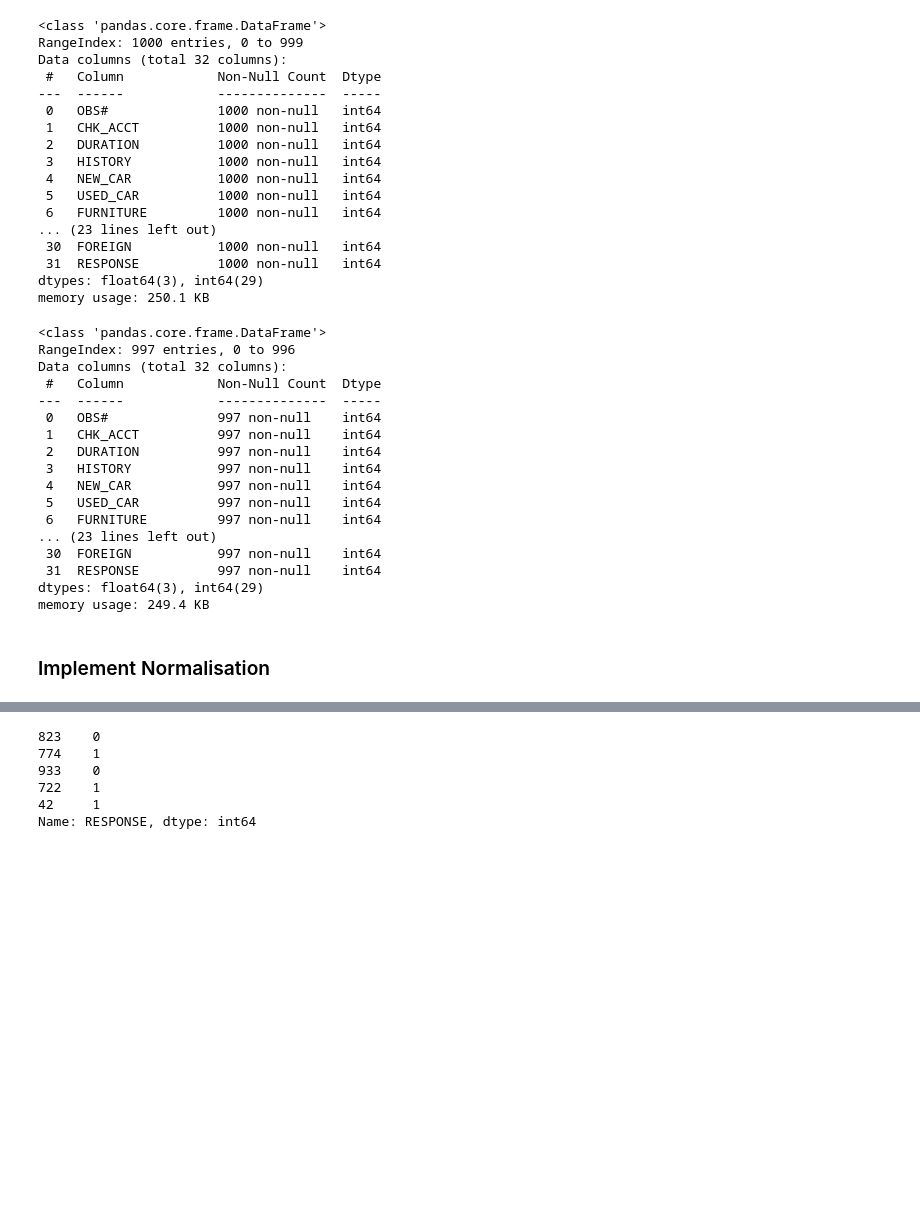
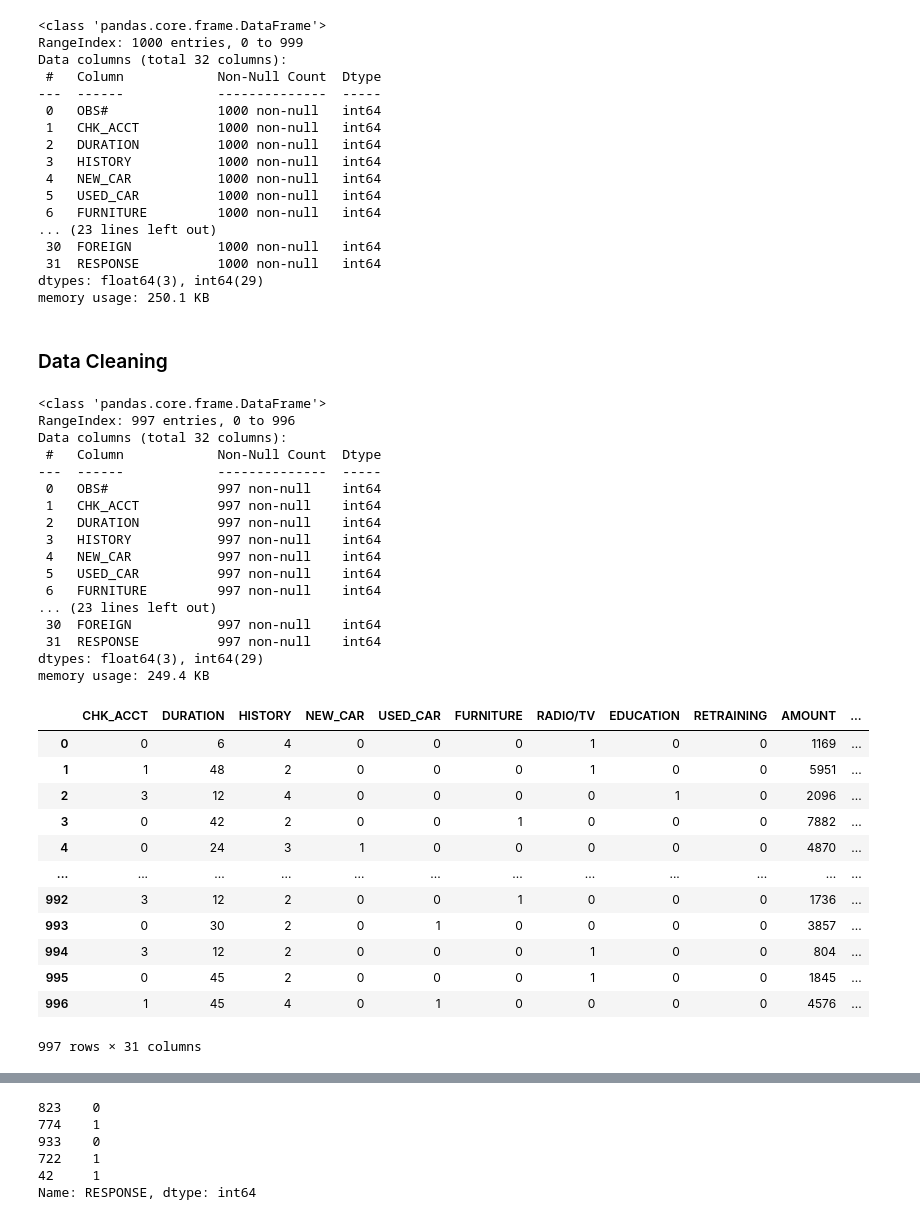
Before and after one commit to iwunduchuks/Osiri-ML-assignement, a Jupyter notebook: Osiri_ML.ipynb, the cells around one changed output, grey strips where cells are left out. Drawn from its saved outputs; the diff is of its cells as text; code cells hidden in the pictures; blank space fills up the shorter version.

```diff
--- a/Osiri_ML.ipynb
+++ b/Osiri_ML.ipynb
@@ -43,30 +49,47 @@ Data columns (total 32 columns):
  31  RESPONSE          1000 non-null   int64
 dtypes: float64(3), int64(29)
 memory usage: 250.1 KB
+# %% [markdown]
+### Data Cleaning
 # %%
 # Data cleaning
 # removing NA values
 
 Df_cleaned = Df.dropna()
 Df_cleaned = Df_cleaned.reset_index(drop=True)
 Df_cleaned.info()
+
+# removing unnecesarry columns
+Df_cleaned.drop(columns='OBS#', inplace=True)
+Df_cleaned
 # %% [output]
 <class 'pandas.core.frame.DataFrame'>
 RangeIndex: 997 entries, 0 to 996
 Data columns (total 32 columns):
  #   Column            Non-Null Count  Dtype
 ---  ------            --------------  -----
  0   OBS#              997 non-null    int64
  1   CHK_ACCT          997 non-null    int64
  2   DURATION          997 non-null    int64
  3   HISTORY           997 non-null    int64
  4   NEW_CAR           997 non-null    int64
  5   USED_CAR          997 non-null    int64
  6   FURNITURE         997 non-null    int64
 ... (23 lines left out)
  30  FOREIGN           997 non-null    int64
  31  RESPONSE          997 non-null    int64
 dtypes: float64(3), int64(29)
 memory usage: 249.4 KB
+|  | CHK_ACCT | DURATION | HISTORY | NEW_CAR | USED_CAR | FURNITURE | RADIO/TV | EDUCATION | RETRAINING | AMOUNT | ... |
+| 0 | 0 | 6 | 4 | 0 | 0 | 0 | 1 | 0 | 0 | 1169 | ... |
+| 1 | 1 | 48 | 2 | 0 | 0 | 0 | 1 | 0 | 0 | 5951 | ... |
+| 2 | 3 | 12 | 4 | 0 | 0 | 0 | 0 | 1 | 0 | 2096 | ... |
+| 3 | 0 | 42 | 2 | 0 | 0 | 1 | 0 | 0 | 0 | 7882 | ... |
+| 4 | 0 | 24 | 3 | 1 | 0 | 0 | 0 | 0 | 0 | 4870 | ... |
+| ... | ... | ... | ... | ... | ... | ... | ... | ... | ... | ... | ... |
+| 992 | 3 | 12 | 2 | 0 | 0 | 1 | 0 | 0 | 0 | 1736 | ... |
+| 993 | 0 | 30 | 2 | 0 | 1 | 0 | 0 | 0 | 0 | 3857 | ... |
+| 994 | 3 | 12 | 2 | 0 | 0 | 0 | 1 | 0 | 0 | 804 | ... |
+| 995 | 0 | 45 | 2 | 0 | 0 | 0 | 1 | 0 | 0 | 1845 | ... |
+| 996 | 1 | 45 | 4 | 0 | 1 | 0 | 0 | 0 | 0 | 4576 | ... |
+997 rows × 31 columns
-# %% [markdown]
-### Implement Normalisation
```
Also changed, not shown: parts of 10 cells of this notebook.
